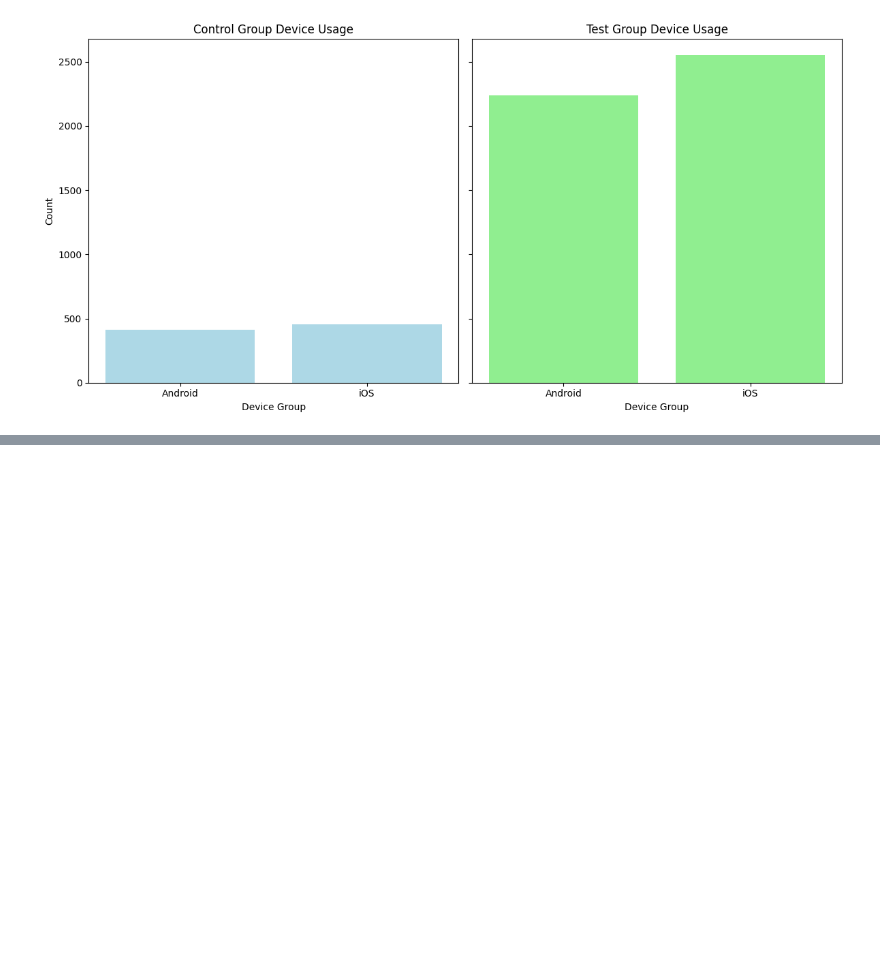
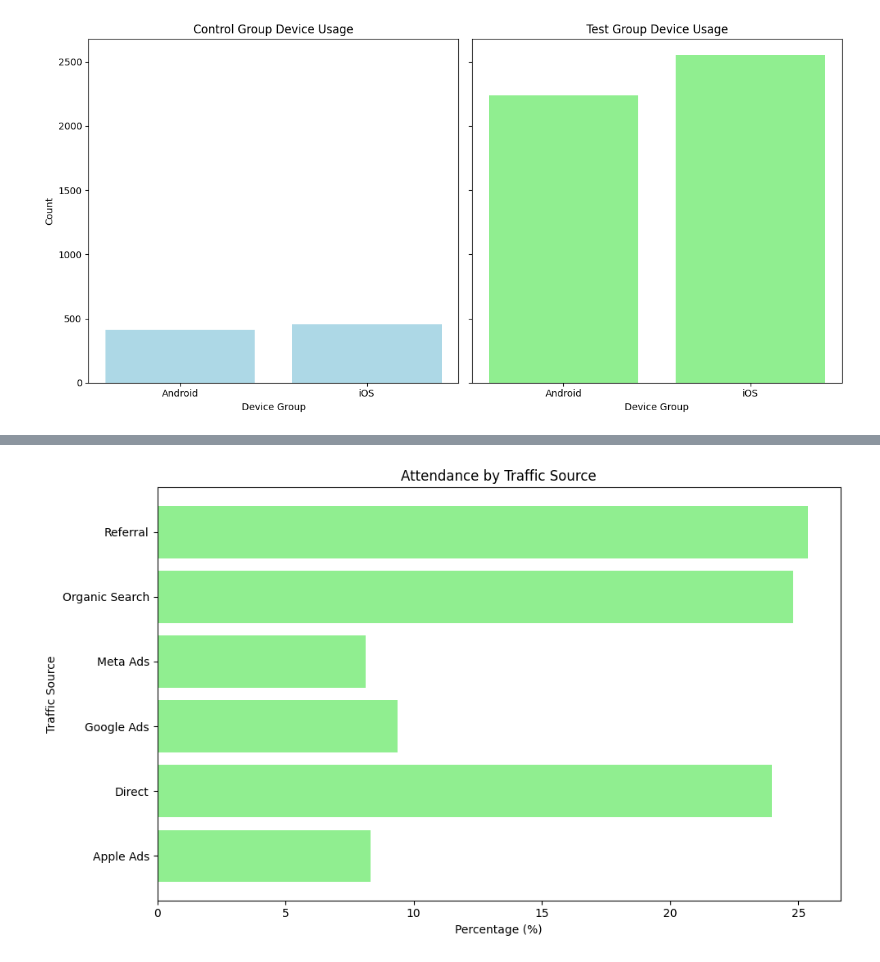
Before and after one commit to Ismat-Samadov/kyla_ProductAnalyst, a Jupyter notebook: task.ipynb, the cells around one changed output, grey strips where cells are left out. Cells and saved outputs as stored; diff of their text form; code cells hidden in the pictures; blank space fills up the shorter version.

```diff
--- a/task.ipynb
+++ b/task.ipynb
@@ -496,0 +529,12 @@ plt.show()
+# %%
+# Plotting a bar chart with percentages for traffic sources
+plt.figure(figsize=(10, 6))
+plt.barh(attendance_by_traffic_source['traffic_source'], attendance_by_traffic_source['percentage'], color='lightgreen')
+
+plt.xlabel('Percentage (%)')
+plt.ylabel('Traffic Source')
+plt.title('Attendance by Traffic Source')
+plt.tight_layout()
+plt.show()
+# %% [output]
+[figure, added]
```
Also changed, not shown: parts of 2 cells of this notebook.
